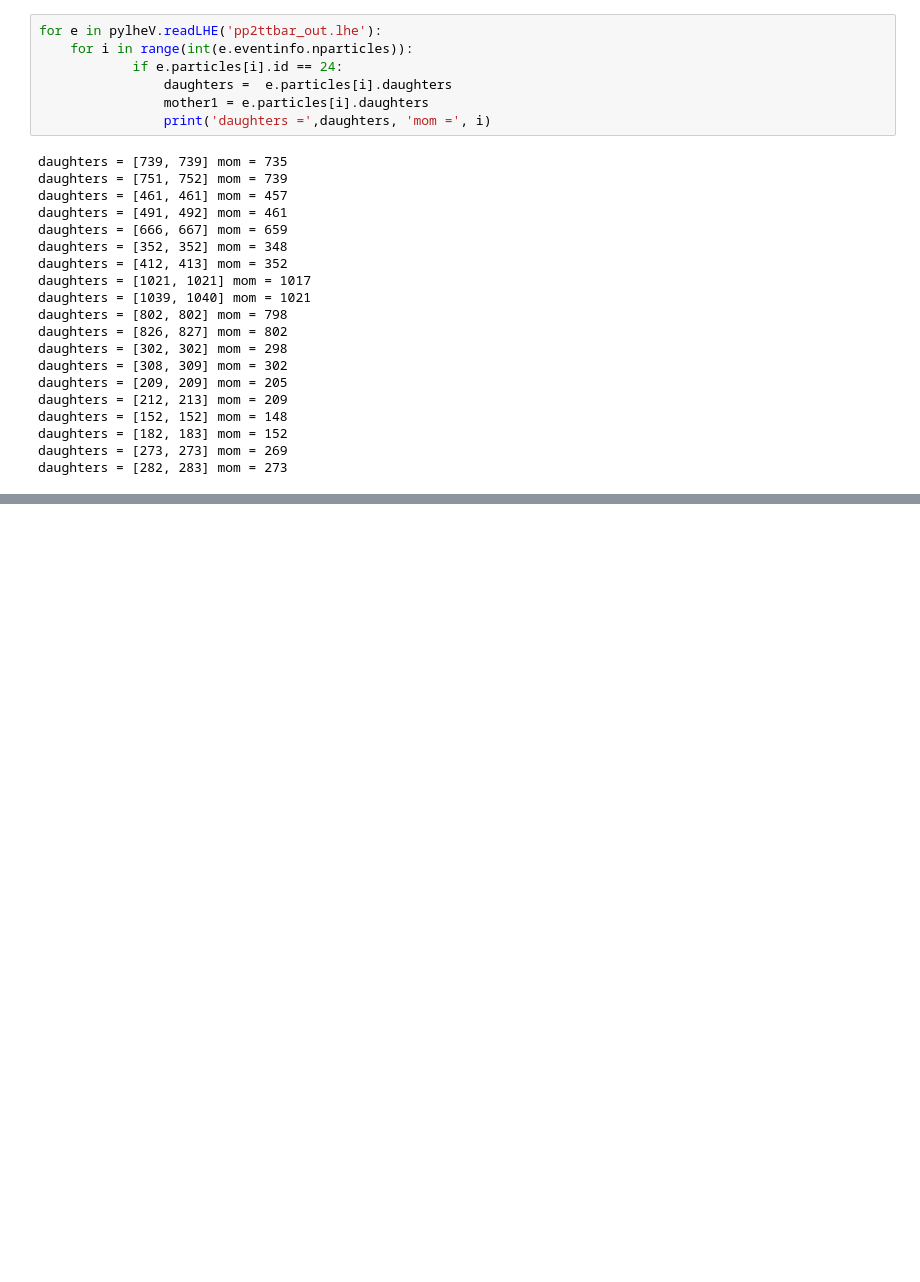
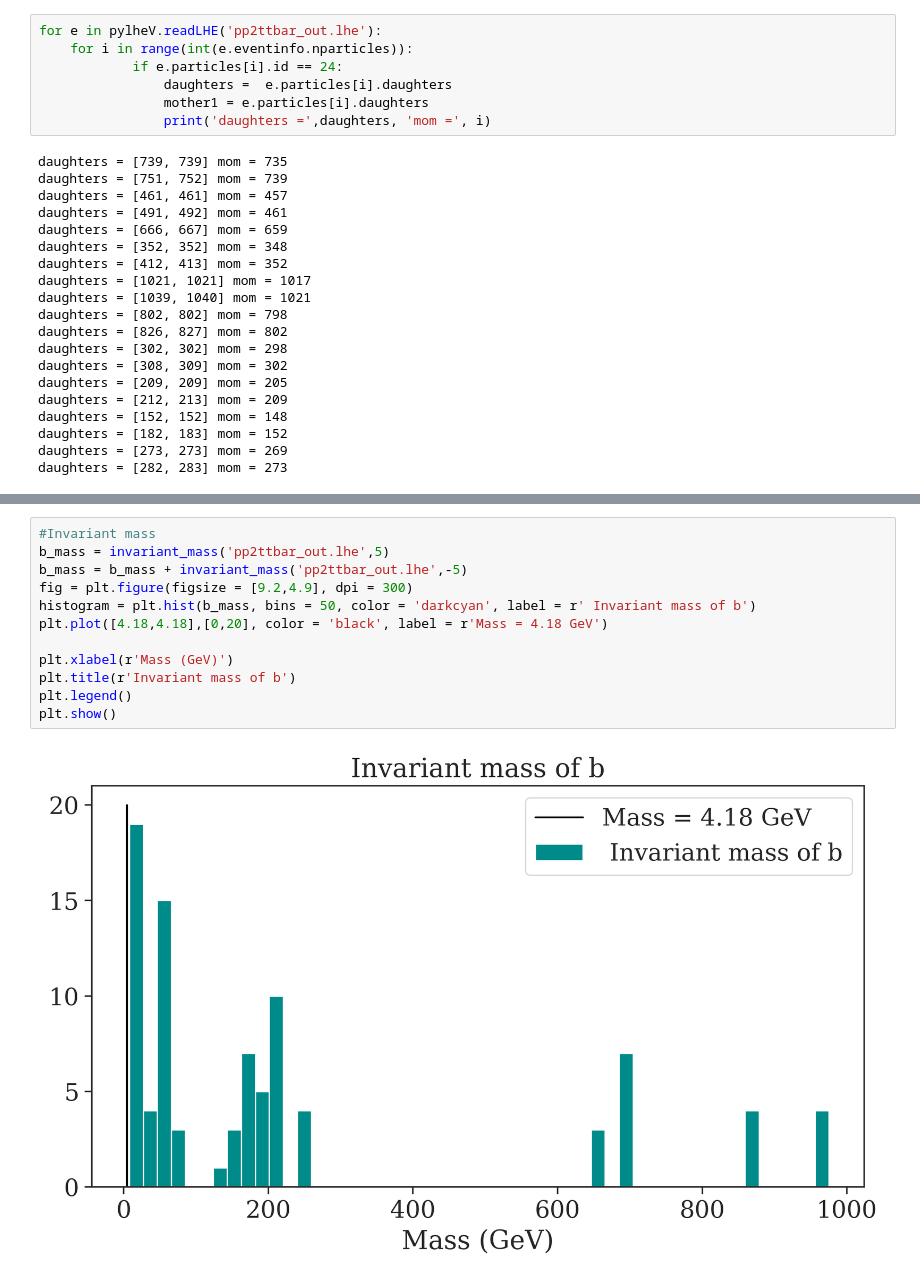
Before and after one commit to viniciusrocca/simulationsSM, a Jupyter notebook: pp2ttbar/pp2ttbar.ipynb, the cells around one changed output, grey strips where cells are left out. Drawn from its saved outputs; the diff is of its cells as text; blank space fills up the shorter version.

```diff
--- a/pp2ttbar/pp2ttbar.ipynb
+++ b/pp2ttbar/pp2ttbar.ipynb
@@ -106,0 +123,14 @@ plt.show()
+# %%
+#Invariant mass
+b_mass = invariant_mass('pp2ttbar_out.lhe',5)
+b_mass = b_mass + invariant_mass('pp2ttbar_out.lhe',-5)
+fig = plt.figure(figsize = [9.2,4.9], dpi = 300)
+histogram = plt.hist(b_mass, bins = 50, color = 'darkcyan', label = r' Invariant mass of b')
+plt.plot([4.18,4.18],[0,20], color = 'black', label = r'Mass = 4.18 GeV')
+
+plt.xlabel(r'Mass (GeV)')
+plt.title(r'Invariant mass of b')
+plt.legend()
+plt.show()
+# %% [output]
+[figure, added]
```
Also changed, not shown: parts of 5 cells of this notebook, 1 other file.
